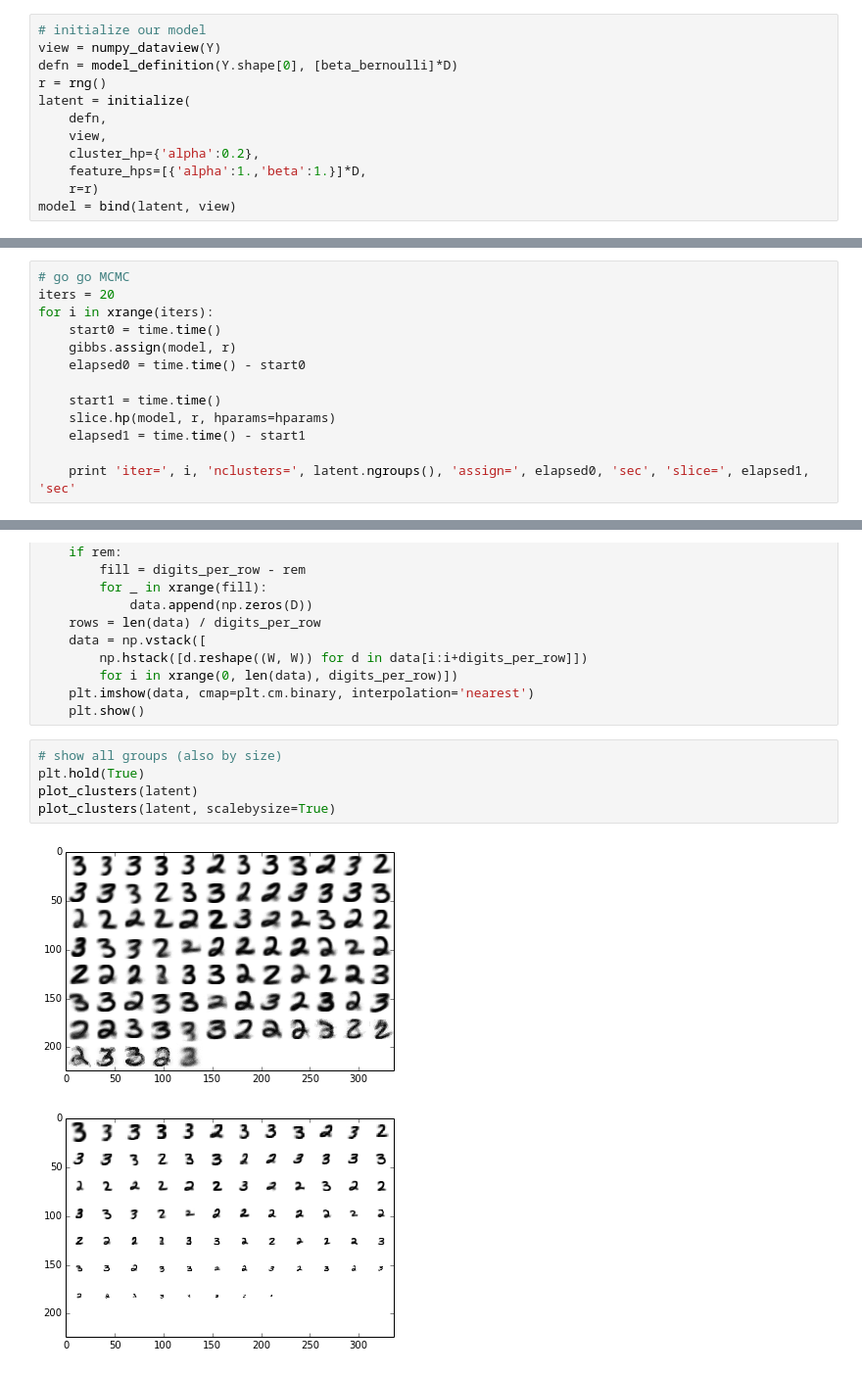
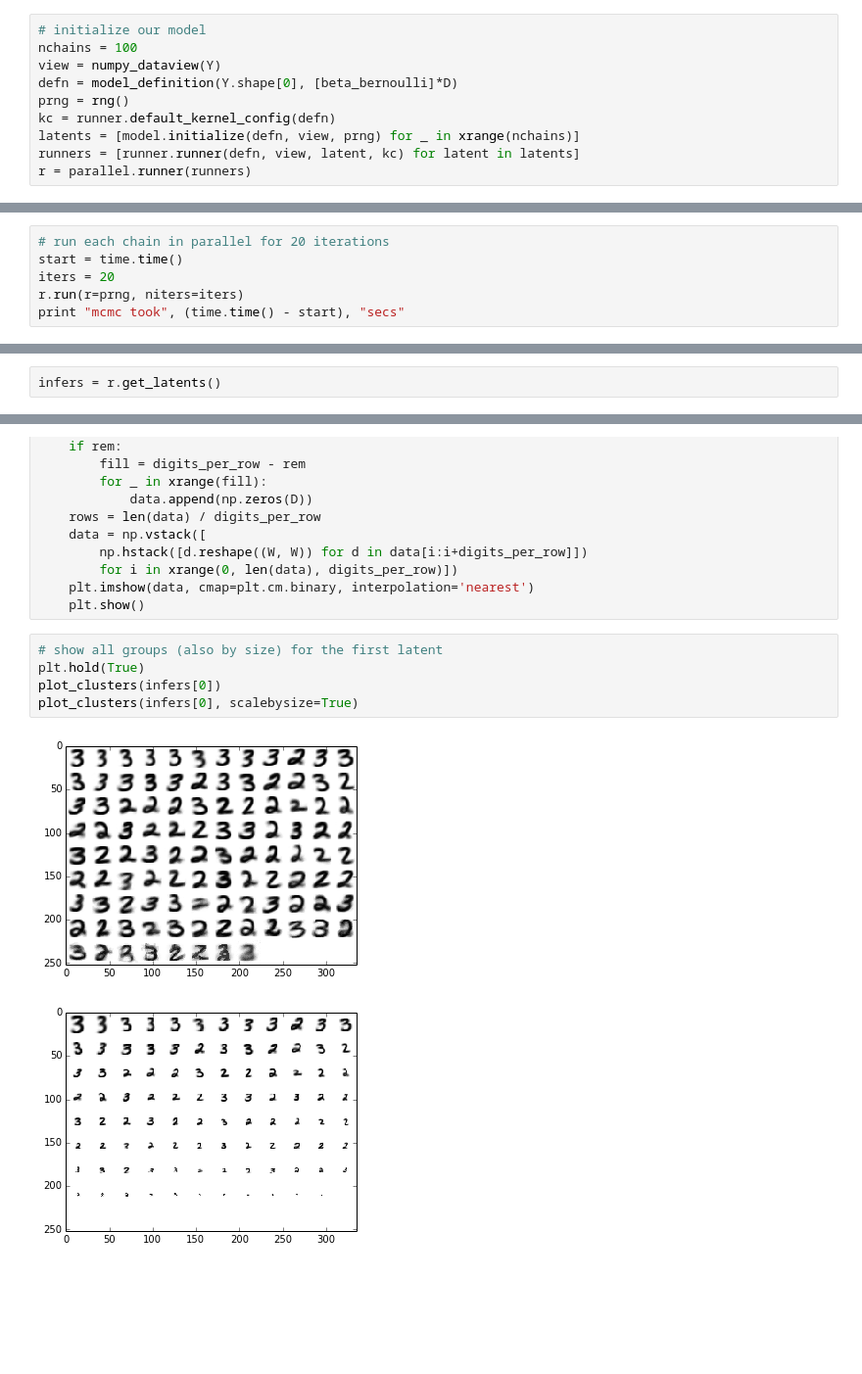
Before and after one commit to datamicroscopes/kernels, a Jupyter notebook: examples/mnist-predictions.ipynb, the cells around one changed output, grey strips where cells are left out. Shown at 98% size. Saved outputs shown, nothing was run; the diff lists cells and outputs as text; blank space fills up the shorter version.

Commit message:
update the MNIST ipynb to use the new runner
[skip ci]

```diff
--- a/examples/mnist-predictions.ipynb
+++ b/examples/mnist-predictions.ipynb
@@ -37,13 +36,11 @@ Y = np.vstack([Y_2, Y_3])
 Y = np.array([tuple(y) for y in np.random.permutation(Y)], dtype=[('', bool)]*D)
 # %%
 # initialize our model
+nchains = 100
 view = numpy_dataview(Y)
 defn = model_definition(Y.shape[0], [beta_bernoulli]*D)
-r = rng()
-latent = initialize(
-    defn,
-    view,
-    cluster_hp={'alpha':0.2},
-    feature_hps=[{'alpha':1.,'beta':1.}]*D,
-    r=r)
-model = bind(latent, view)
+prng = rng()
+kc = runner.default_kernel_config(defn)
+latents = [model.initialize(defn, view, prng) for _ in xrange(nchains)]
+runners = [runner.runner(defn, view, latent, kc) for latent in latents]
+r = parallel.runner(runners)
@@ -59,13 +46,0 @@ hparams = {
-# %%
-# go go MCMC
-iters = 20
-for i in xrange(iters):
-    start0 = time.time()
-    gibbs.assign(model, r)
-    elapsed0 = time.time() - start0
-
-    start1 = time.time()
-    slice.hp(model, r, hparams=hparams)
-    elapsed1 = time.time() - start1
-
-    print 'iter=', i, 'nclusters=', latent.ngroups(), 'assign=', elapsed0, 'sec', 'slice=', elapsed1, 'sec'
@@ -92,0 +47,6 @@ iter= 19 nclusters= 89 assign= 21.4122819901 sec slice= 0.184540987015 sec
+# %%
+# run each chain in parallel for 20 iterations
+start = time.time()
+iters = 20
+r.run(r=prng, niters=iters)
+print "mcmc took", (time.time() - start), "secs"
@@ -92,0 +55,2 @@ iter= 19 nclusters= 89 assign= 21.4122819901 sec slice= 0.184540987015 sec
+# %%
+infers = r.get_latents()
@@ -141,13 +110,13 @@ def plot_clusters(s, scalebysize=False):
     plt.imshow(data, cmap=plt.cm.binary, interpolation='nearest')
     plt.show()
 # %%
-# show all groups (also by size)
+# show all groups (also by size) for the first latent
 plt.hold(True)
-plot_clusters(latent)
-plot_clusters(latent, scalebysize=True)
+plot_clusters(infers[0])
+plot_clusters(infers[0], scalebysize=True)
 # %% [output]
-[figure, old version]
+[figure, new version]
-[figure, old version]
+[figure, new version]
 # %%
 # make predictions when presented with only the top half
 # of the digit image
```
Also changed, not shown: parts of 6 cells of this notebook.
